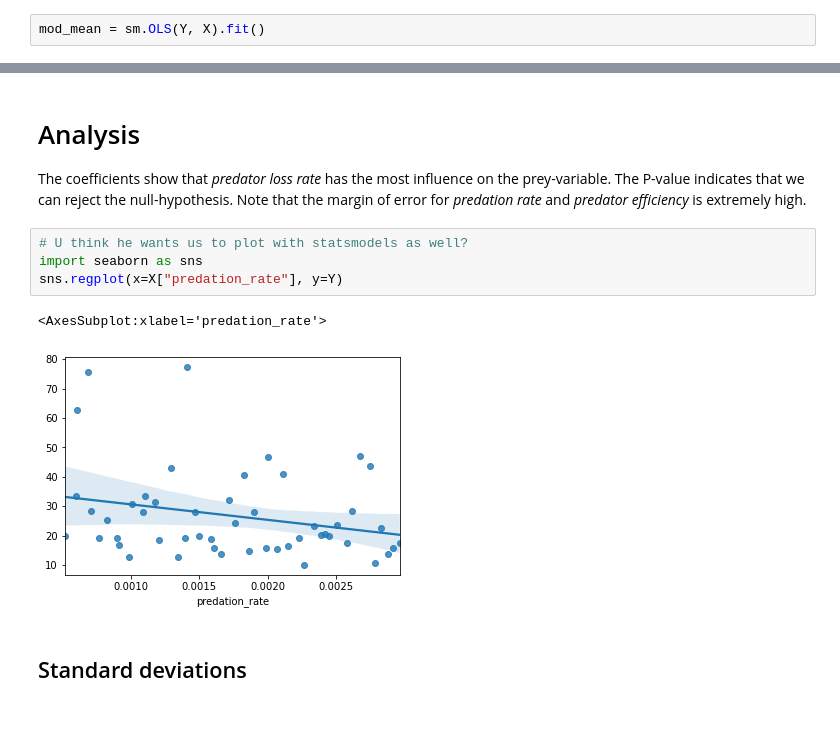
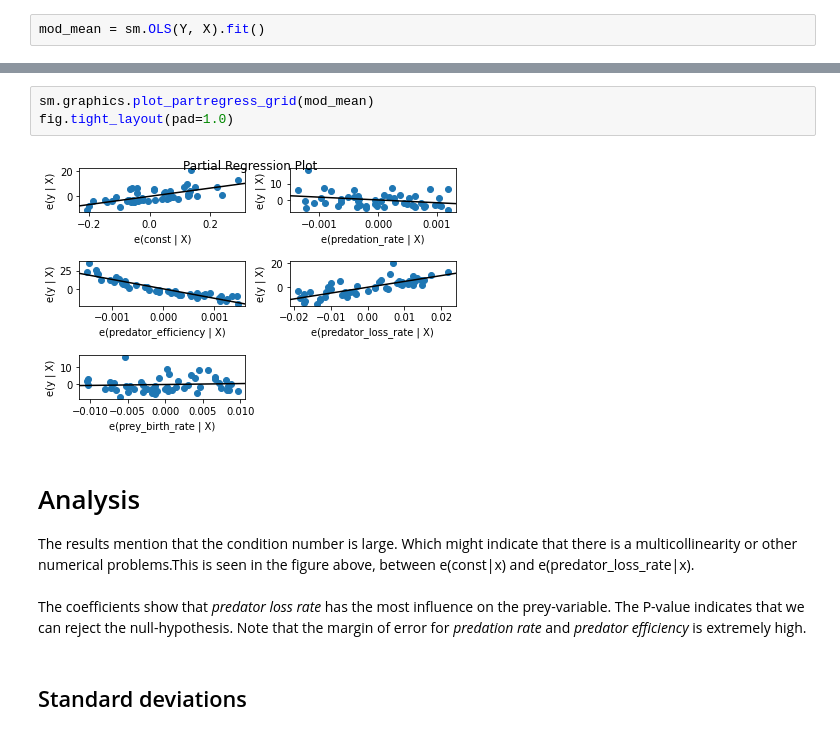
Before and after one commit to Lischip/FabiosDecisions, a Jupyter notebook: epa1361/Week 3-4 - vulnerability analysis/assignment 6 - sensitivity analysis.ipynb, the cells around one changed output, grey strips where cells are left out. Drawn from its saved outputs; the diff is of its cells as text.

```diff
--- a/epa1361/Week 3-4 - vulnerability analysis/assignment 6 - sensitivity analysis.ipynb
+++ b/epa1361/Week 3-4 - vulnerability analysis/assignment 6 - sensitivity analysis.ipynb
@@ -165,16 +181,17 @@ Notes:
 strong multicollinearity or other numerical problems.
+# %%
+sm.graphics.plot_partregress_grid(mod_mean)
+fig.tight_layout(pad=1.0)
+# %% [output]
+[figure, added]
 # %% [markdown]
 <h1 class="analysis">Analysis</h1>
 <div class="analysis">
+    The results mention that the condition number is large. Which might indicate that there is a multicollinearity or other numerical problems.This is seen in the figure above, between e(const|x) and e(predator_loss_rate|x). <br>
+    <br>
 The coefficients show that <i>predator loss rate</i> has the most influence on the prey-variable. The P-value indicates that we can reject the null-hypothesis. Note that the margin of error for <i>predation rate</i> and <i>predator efficiency</i> is extremely high.
 </div>
+</div>
-# %%
-# U think he wants us to plot with statsmodels as well?
-import seaborn as sns
-sns.regplot(x=X["predation_rate"], y=Y)
-# %% [output]
-<AxesSubplot:xlabel='predation_rate'>
-[figure, removed]
 # %% [markdown]
 ## Standard deviations
 # %%
```
Also changed, not shown: parts of 32 cells of this notebook.
